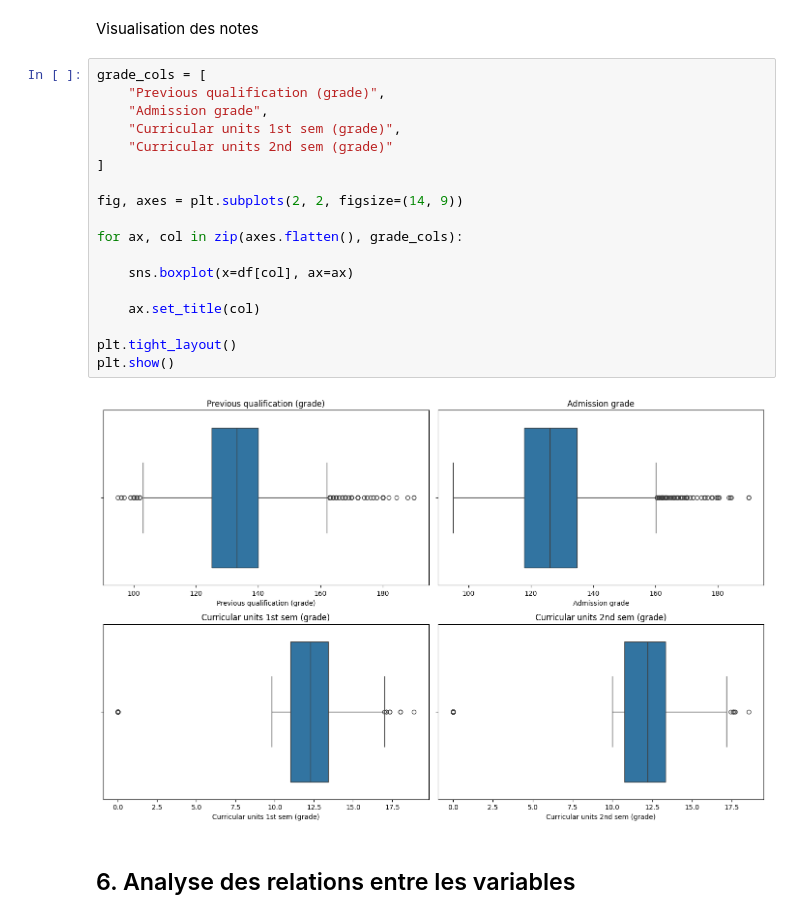
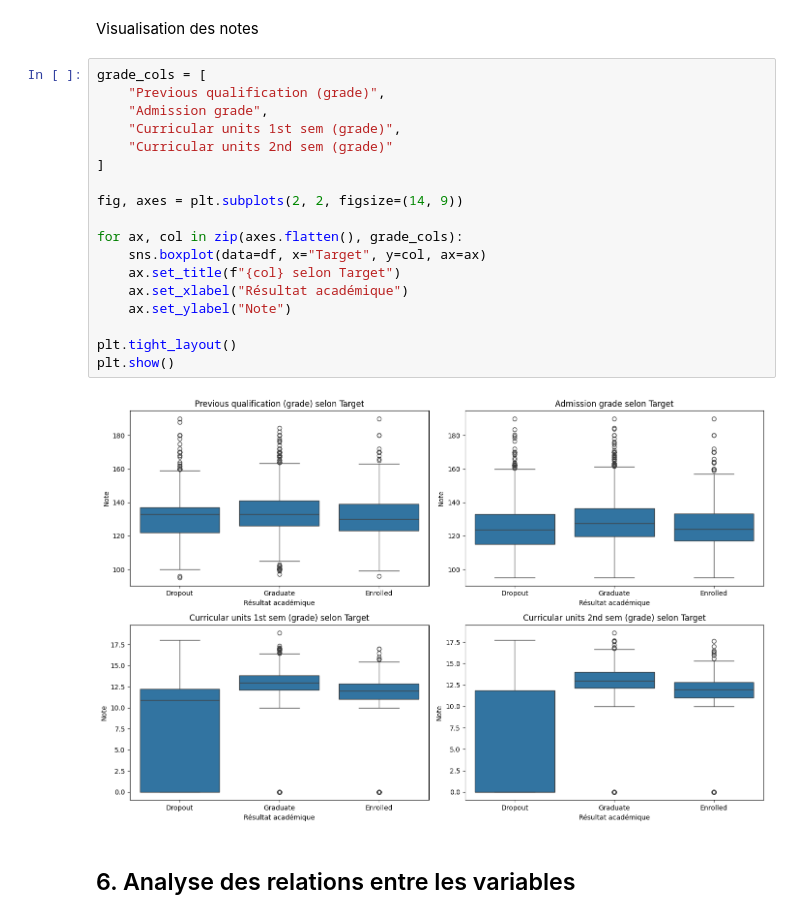
Before and after one commit to nourmiyy03/Student_Dropout_Project_ML, a Jupyter notebook: notebooks/01_exploration_pretraitement.ipynb, the cells around one changed output. Drawn from its saved outputs; the diff is of its cells as text.

```diff
--- a/notebooks/01_exploration_pretraitement.ipynb
+++ b/notebooks/01_exploration_pretraitement.ipynb
@@ -395,23 +419,23 @@ Visualisation des notes
 # %%
 grade_cols = [
     "Previous qualification (grade)",
     "Admission grade",
     "Curricular units 1st sem (grade)",
     "Curricular units 2nd sem (grade)"
 ]
 
 fig, axes = plt.subplots(2, 2, figsize=(14, 9))
 
 for ax, col in zip(axes.flatten(), grade_cols):
-
-    sns.boxplot(x=df[col], ax=ax)
-
-    ax.set_title(col)
+    sns.boxplot(data=df, x="Target", y=col, ax=ax)
+    ax.set_title(f"{col} selon Target")
+    ax.set_xlabel("Résultat académique")
+    ax.set_ylabel("Note")
 
 plt.tight_layout()
 plt.show()
 # %% [output]
-[figure, old version]
+[figure, new version]
 # %% [markdown]
 ## 6. Analyse des relations entre les variables
 # %% [markdown]
```
Also changed, not shown: parts of 129 cells of this notebook, 4 other files.
